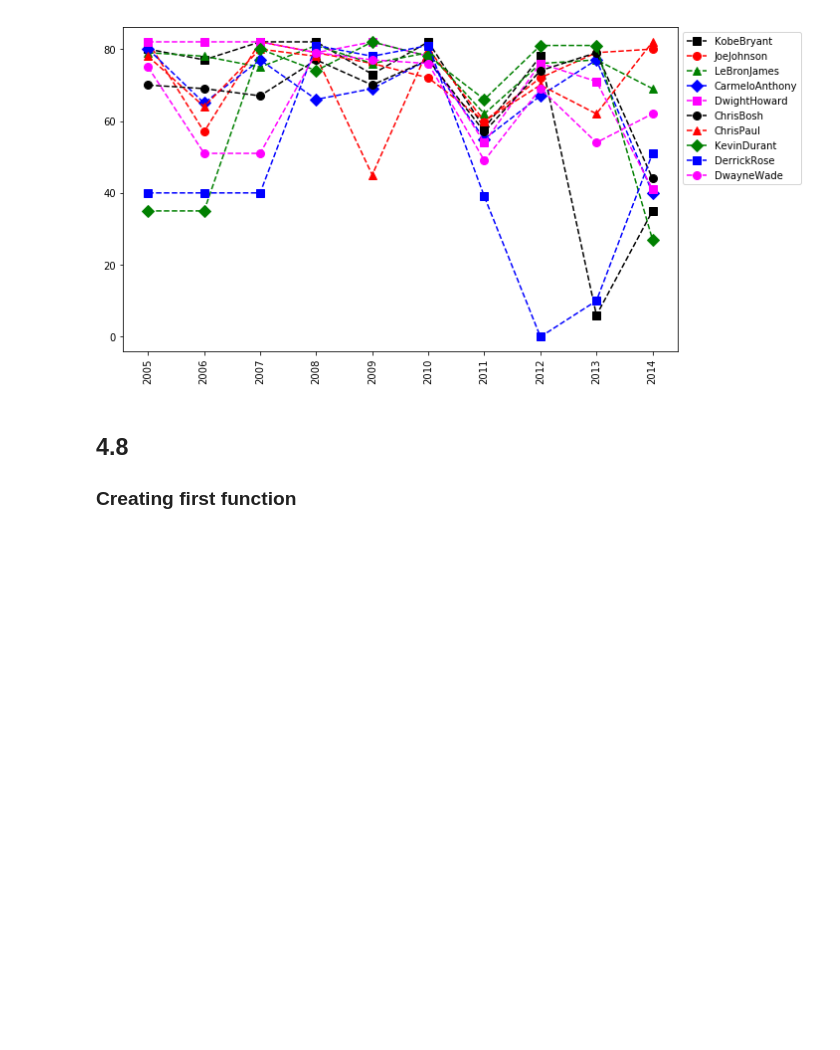
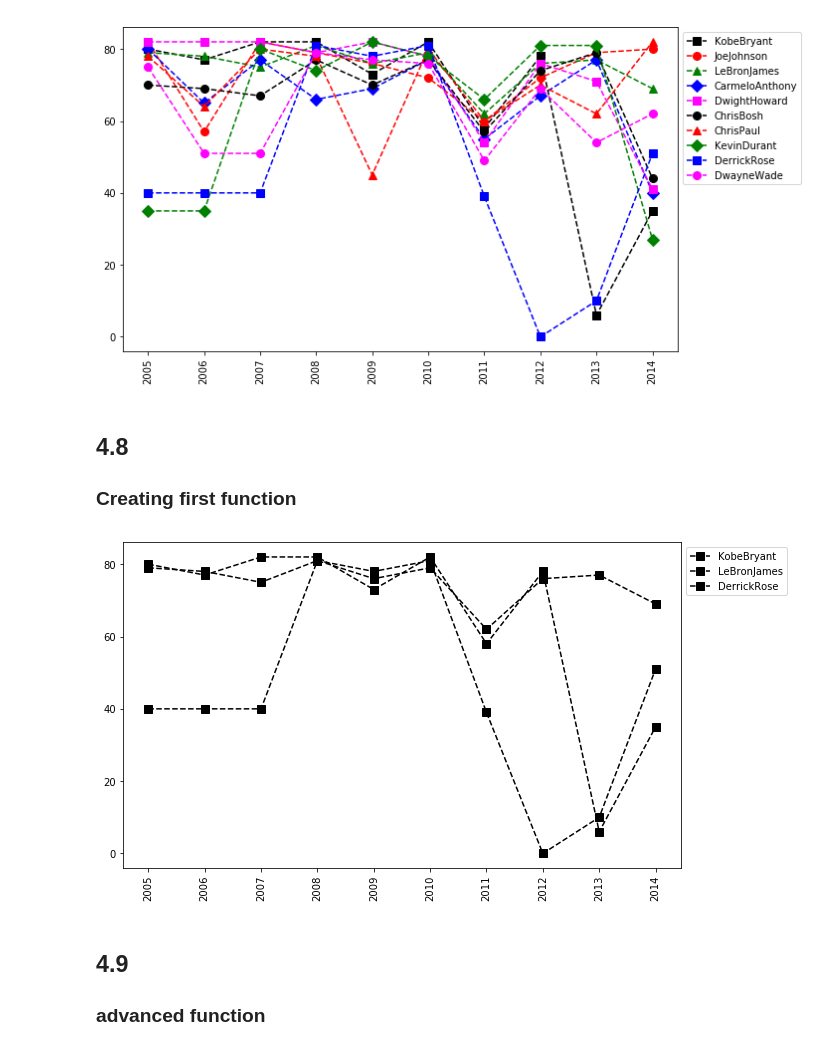
Before and after one commit to BCshirdavani/PythonAZ, a Jupyter notebook: Module 4 - Matrices.ipynb, the cells around one changed output. Drawn from its saved outputs; the diff is of its cells as text; code cells hidden in the pictures; blank space fills up the shorter version.

```diff
--- a/Module 4 - Matrices.ipynb
+++ b/Module 4 - Matrices.ipynb
@@ -503,3 +503,18 @@ plt.show()
 # %% [markdown]
 ## 4.8
 ### Creating first function
+# %%
+# making a function for the graphs
+def myplot(playerlist):
+    for name in playerlist:
+        plt.plot(Games[Pdict[name]], c = 'Black', ls = '--', marker = 's', ms = 8, label = name)
+    plt.legend(loc = 'upper left', bbox_to_anchor = (1,1))
+    plt.xticks(list(range(0,10)),Seasons, rotation = 'vertical')
+    plt.show()
+# %%
+myplot(['KobeBryant', 'LeBronJames', 'DerrickRose'])
+# %% [output]
+[figure, added]
+# %% [markdown]
+## 4.9
+### advanced function
```
Also changed, not shown: parts of 10 cells of this notebook, 2 other files.
